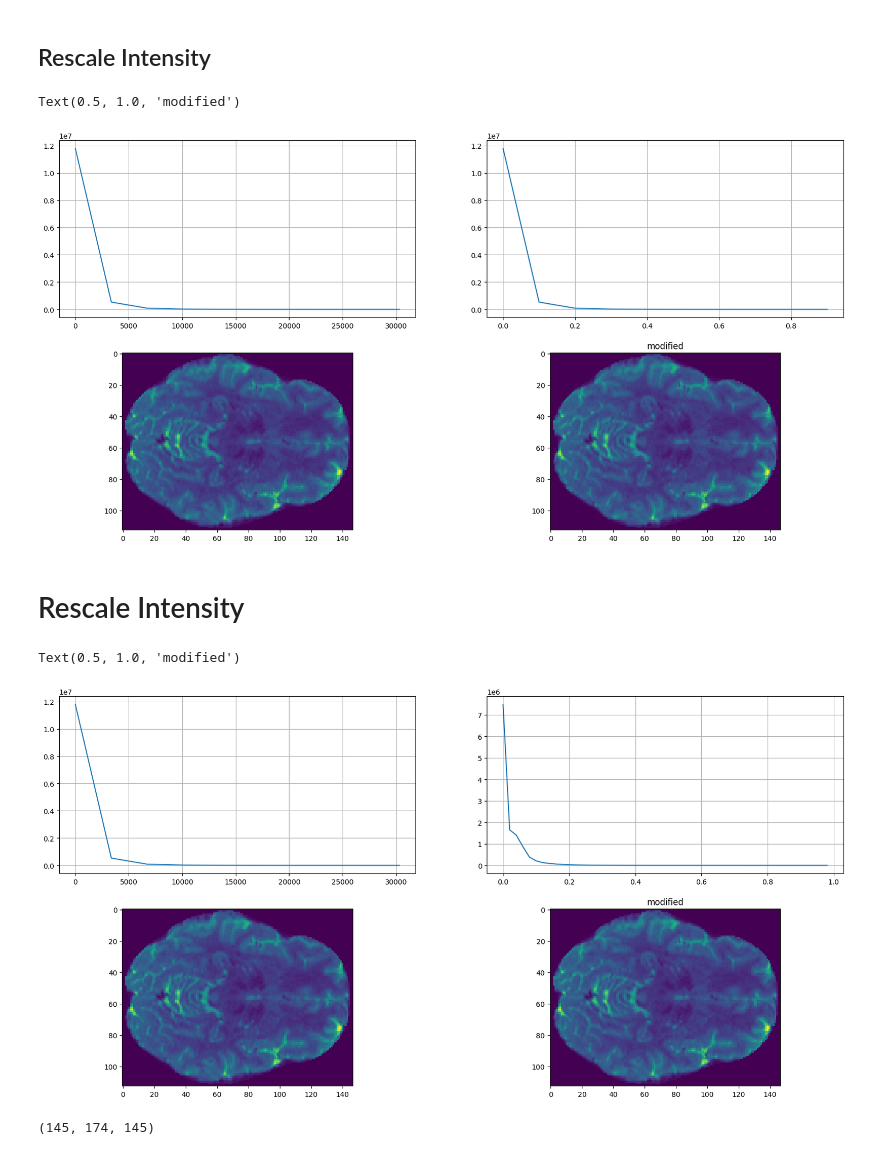
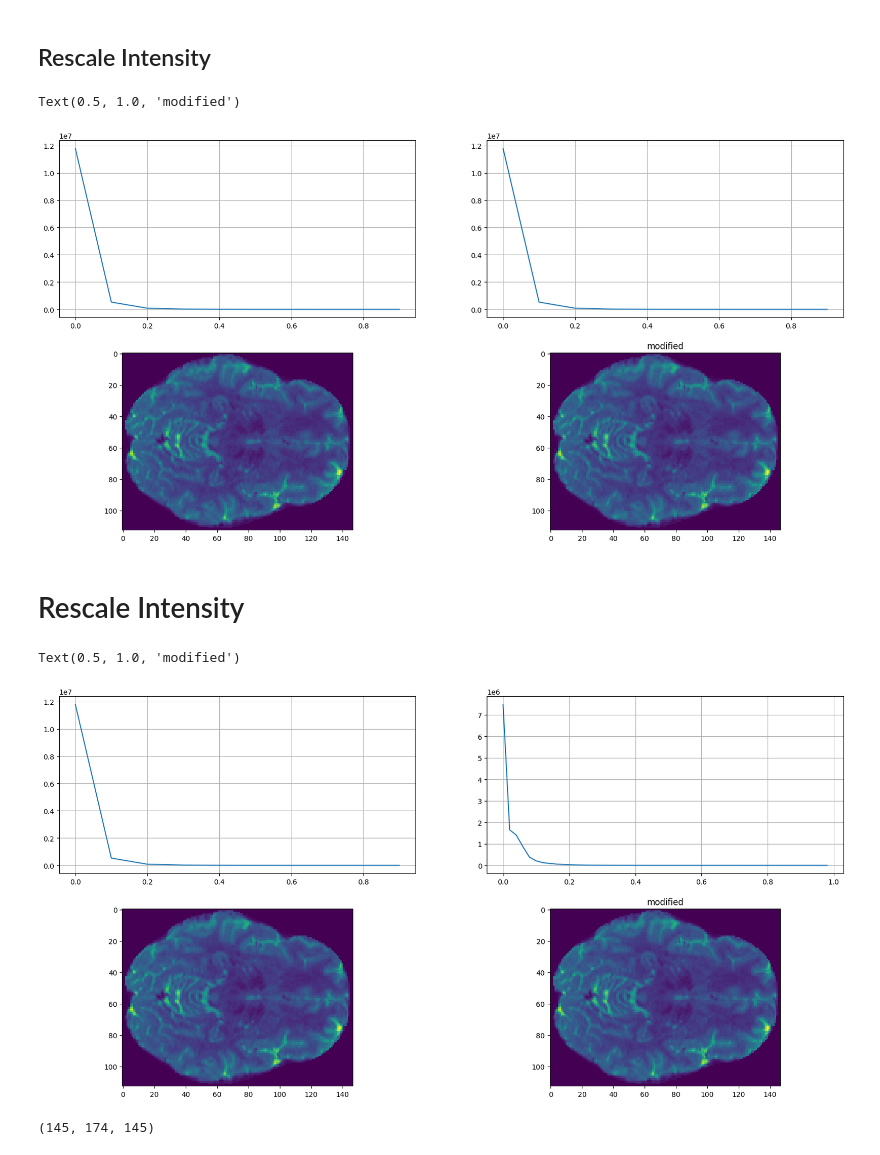
Before and after one commit to arihantjain124/HCP_SR, a Jupyter notebook: Verify_histmmod.ipynb, the cells around one changed output. Saved outputs shown, nothing was run; the diff lists cells and outputs as text; code cells hidden in the pictures.

Commit message:
Histogram analysis for normalization

```diff
--- a/Verify_histmmod.ipynb
+++ b/Verify_histmmod.ipynb
@@ -51,7 +51,7 @@ path_3t[common[0]]
 def get_ids():
     return common
 
-def load_hcp(id_load,res):
+def load_hcp(id_load,res,crop = True):
 
     load_from = path[res][id_load]
 
@@ -63,6 +63,11 @@ def load_hcp(id_load,res):
 
     gtab = gradient_table(bvals, bvecs)
 
+    if(crop):
+        maskdata, mask = median_otsu(data, vol_idx=range(0, data.shape[-1]),autocrop=True, dilate=2)
+        return maskdata,mask,gtab
+
+
     return data,mask,gtab
 
 def load_gtab(id_load,res):
@@ -150,23 +155,12 @@ def optimal_dirs(gtab,num_iter,num_dirs,debug = False,base_bval = 5):
     rotang_use = np.array(rotang_all)[indx]
     return ind_use,condnum_all[indx]
 # %%
-def norm(data,typ=None):
-    if(typ=="ZNorm"):
-        transform = tio.transforms.RescaleIntensity()
-        return transform(data)
-    return ((data-np.min(data))/(np.max(data)-np.min(data)))
-
-
-
-def resampler(data,idx,b0,do_norm=True):
+def resampler(data,idx,b0):
     resampled_img = []
     resampled_img.append(data[:,:,:,int(b0)])
     for i in idx:
         resampled_img.append(data[:,:,:,int(i)])
     data = np.stack(resampled_img, axis=3)
-    data, mask = median_otsu(data, vol_idx=range(0, data.shape[-1]),autocrop=True, dilate=2)
-    if(do_norm):
-        data = norm(data,typ="ZNorm")
     return data,mask
 # %%
 limited_common = common[:40]
@@ -208,8 +202,6 @@ data.shape,data_7t.shape
 ((145, 174, 145, 288), (173, 207, 173, 143))
 # %%
 gtab = load_gtab(curr_id,'3T')
-
-data,mask,gtab = load_hcp(curr_id,'3T')
 
 idx,cond= optimal_dirs(gtab,10000,5,debug = True,base_bval = int(min(gtab.bvals)))
 
@@ -230,4 +222,4 @@ sample = np.where(gtab.bvals==int(min(gtab.bvals)))[0][sample]
 bvals6 = np.insert(gtab.bvals[idx[j]],0,gtab.bvals[sample])
 bvecs6 = np.insert(gtab.bvecs[idx[j]],0,gtab.bvecs[sample],axis = 0)
 # %%
-data6,mask6 = resampler(data,idx[j],sample,do_norm=False)
+data6,mask6 = resampler(data,idx[j],sample)
@@ -383,34 +513,35 @@ axis[1][1].imshow(data6_norm[:,:,i,0])
 axis[1][1].set_title("modified")
 # %% [output]
 Text(0.5, 1.0, 'modified')
-[figure, old version]
+[figure, new version]
 # %% [markdown]
 # Rescale Intensity
 # %%
 f, axis = plt.subplots(2, 2)
 f.set_figwidth(20)
 f.set_figheight(10)
 
 i=40
 transform = tio.transforms.RescaleIntensity(masking_method=lambda x: x > 0)
-
 data6_norm = transform(data6)
+transform = tio.transforms.RescaleIntensity()
+data6=transform(data6)
 hist,bins = {},{}
 hist['hr6'],bins['hr6'] = np.histogram(data6)
 hist['hr6_norm'],bins['hr6_norm'] = np.histogram(data6_norm,bins=50)
 
 axis[0][0].plot(bins['hr6'][:-1], hist['hr6'],label="base")
 axis[1][0].imshow(data6[:,:,i,0])
 axis[0][0].grid()
 
 axis[0][1].plot(bins['hr6_norm'][:-1], hist['hr6_norm'],label="norm")
 axis[0][1].grid()
 axis[1][1].imshow(data6_norm[:,:,i,0])
 
 axis[1][1].set_title("modified")
 # %% [output]
 Text(0.5, 1.0, 'modified')
-[figure, old version]
+[figure, new version]
 # %%
 def mask_fn(data):
     return data['mask']
```
Also changed, not shown: parts of 24 cells of this notebook.
